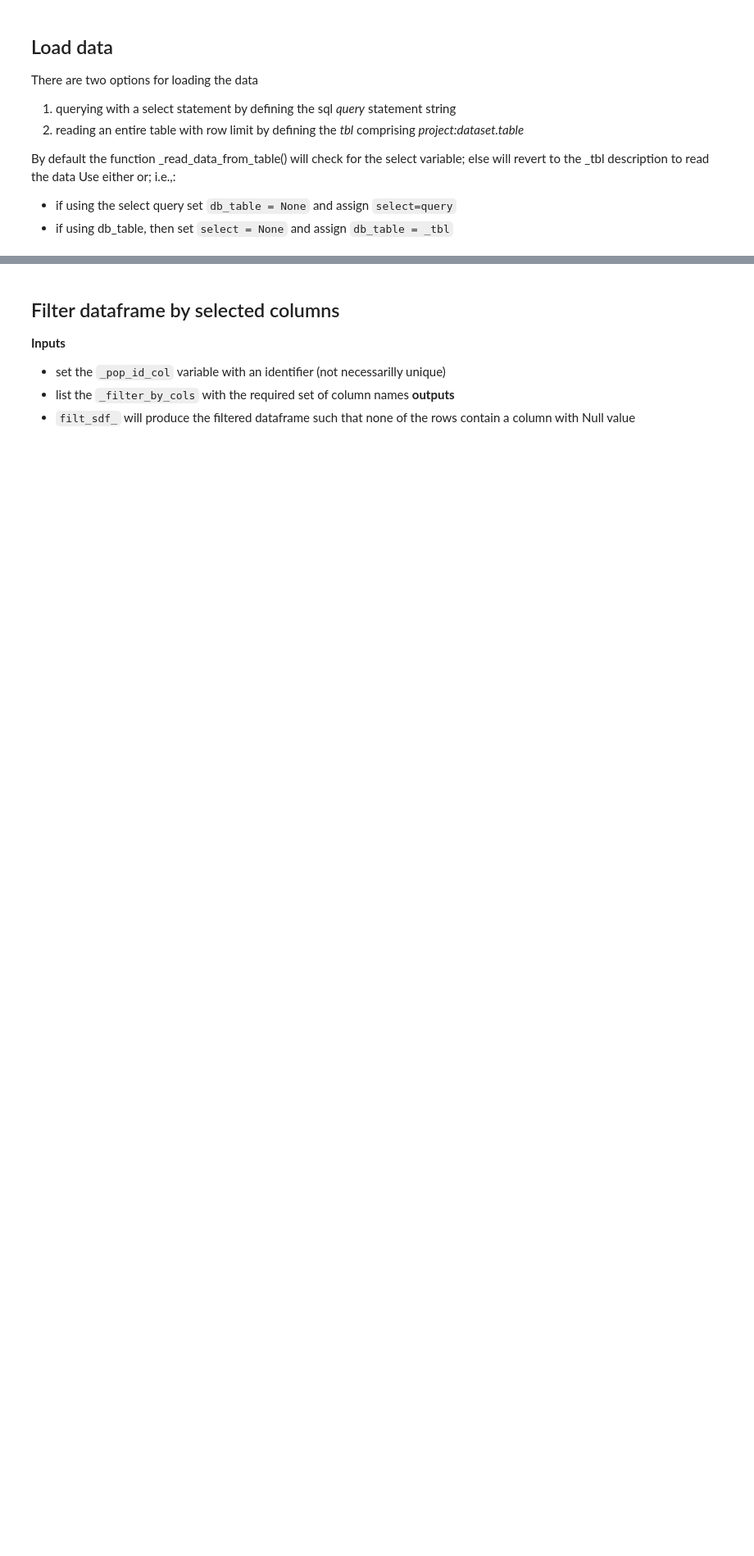
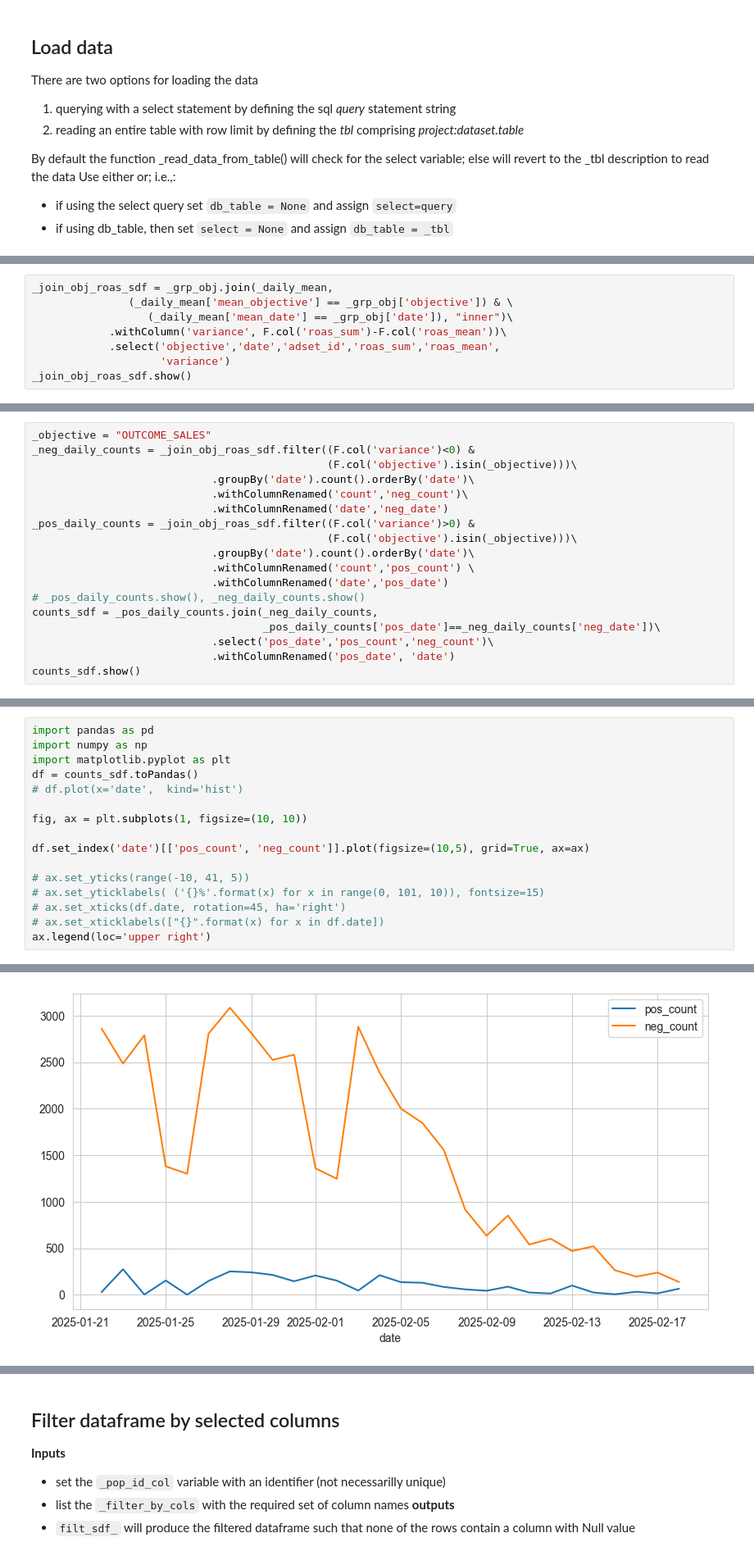
Before and after one commit to waidyanatha/madgicx, a Jupyter notebook: mining/notebooks/budget/evaluation/Obj1_hyp_test.ipynb, the cells around one changed output, grey strips where cells are left out. Shown at 82% size. Cells and saved outputs as stored; diff of their text form; blank space fills up the shorter version.

```diff
--- a/mining/notebooks/budget/evaluation/Obj1_hyp_test.ipynb
+++ b/mining/notebooks/budget/evaluation/Obj1_hyp_test.ipynb
@@ -132,0 +184,8 @@ root
+# %%
+_join_obj_roas_sdf = _grp_obj.join(_daily_mean,
+               (_daily_mean['mean_objective'] == _grp_obj['objective']) & \
+                  (_daily_mean['mean_date'] == _grp_obj['date']), "inner")\
+            .withColumn('variance', F.col('roas_sum')-F.col('roas_mean'))\
+            .select('objective','date','adset_id','roas_sum','roas_mean',
+                    'variance')
+_join_obj_roas_sdf.show()
@@ -132,0 +216,18 @@ root
+# %%
+_objective = "OUTCOME_SALES"
+_neg_daily_counts = _join_obj_roas_sdf.filter((F.col('variance')<0) &
+                                              (F.col('objective').isin(_objective)))\
+                            .groupBy('date').count().orderBy('date')\
+                            .withColumnRenamed('count','neg_count')\
+                            .withColumnRenamed('date','neg_date')
+_pos_daily_counts = _join_obj_roas_sdf.filter((F.col('variance')>0) &
+                                              (F.col('objective').isin(_objective)))\
+                            .groupBy('date').count().orderBy('date')\
+                            .withColumnRenamed('count','pos_count') \
+                            .withColumnRenamed('date','pos_date')
+# _pos_daily_counts.show(), _neg_daily_counts.show()
+counts_sdf = _pos_daily_counts.join(_neg_daily_counts,
+                                    _pos_daily_counts['pos_date']==_neg_daily_counts['neg_date'])\
+                            .select('pos_date','pos_count','neg_count')\
+                            .withColumnRenamed('pos_date', 'date')
+counts_sdf.show()
@@ -132,0 +253,17 @@ root
+# %%
+import pandas as pd
+import numpy as np
+import matplotlib.pyplot as plt
+df = counts_sdf.toPandas()
+# df.plot(x='date',  kind='hist')
+
+fig, ax = plt.subplots(1, figsize=(10, 10))
+
+df.set_index('date')[['pos_count', 'neg_count']].plot(figsize=(10,5), grid=True, ax=ax)
+
+# ax.set_yticks(range(-10, 41, 5))
+# ax.set_yticklabels( ('{}%'.format(x) for x in range(0, 101, 10)), fontsize=15)
+# ax.set_xticks(df.date, rotation=45, ha='right')
+# ax.set_xticklabels(["{}".format(x) for x in df.date])
+ax.legend(loc='upper right')
+# %% [output]
@@ -132,0 +271 @@ root
+[figure, added]
```
Also changed, not shown: parts of 10 cells of this notebook.
